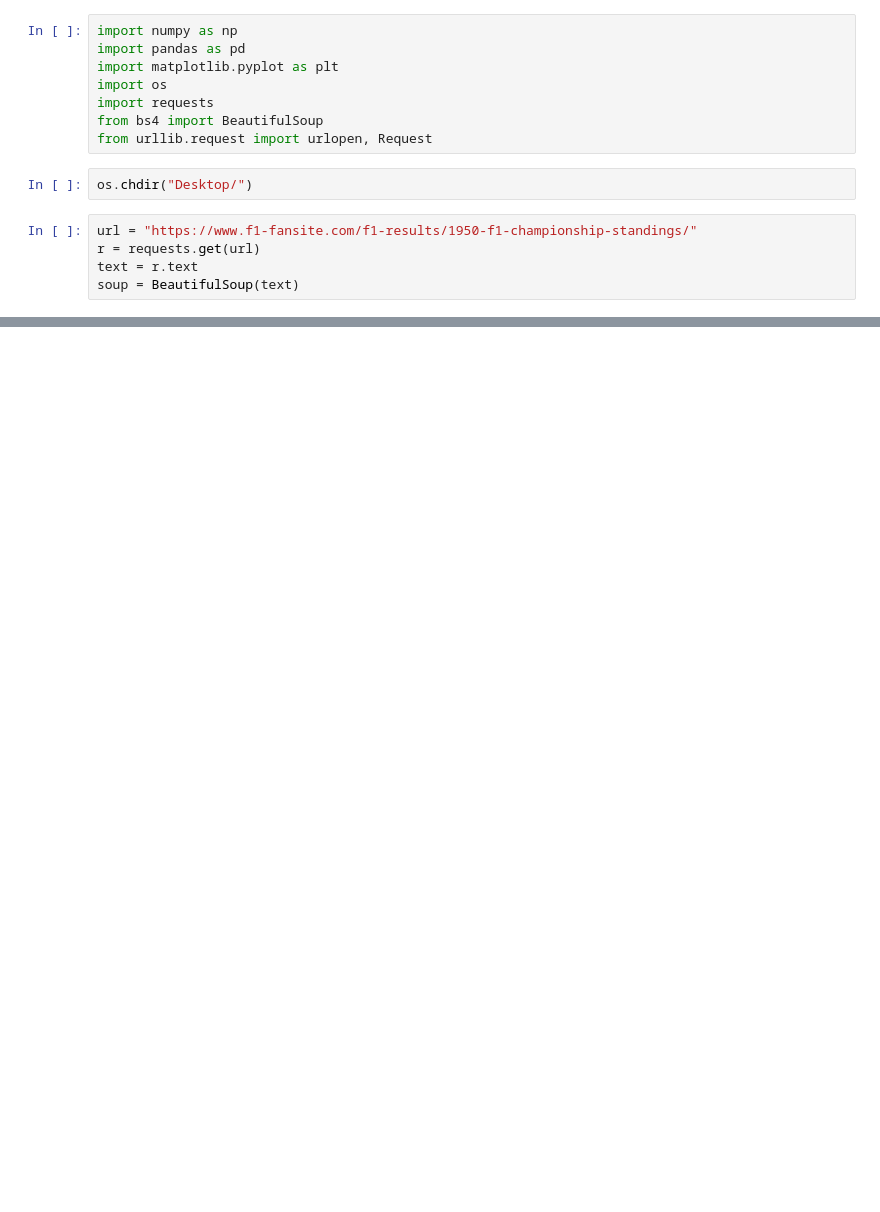
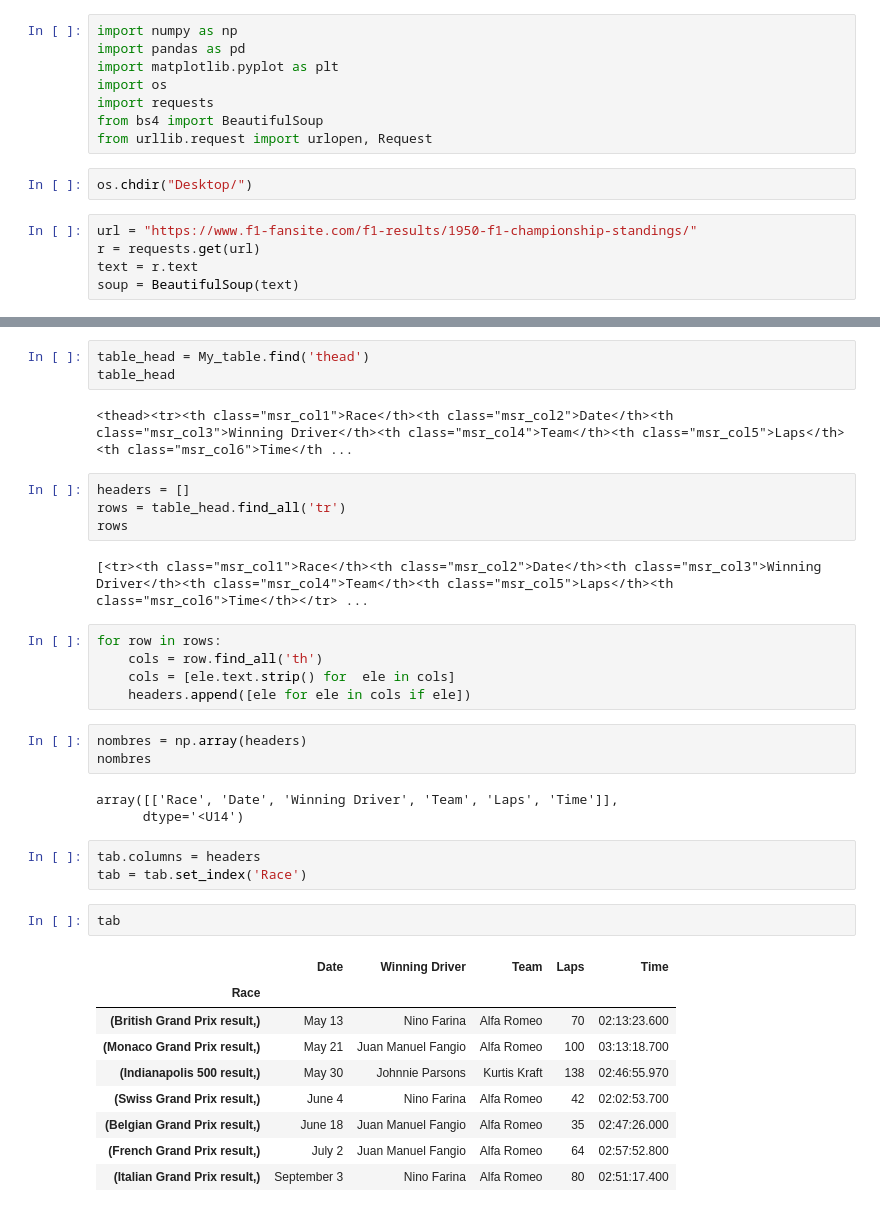
Before and after one commit to Mirkoforgi/Data-Processing-in-Python_project, a Jupyter notebook: HTML-parsing-F1.ipynb, the cells around one changed output, grey strips where cells are left out. Drawn from its saved outputs; the diff is of its cells as text; blank space fills up the shorter version.

```diff
--- a/HTML-parsing-F1.ipynb
+++ b/HTML-parsing-F1.ipynb
@@ -57,0 +84,37 @@ https://www.f1-fansite.com/cookie-policy/
+# %%
+table_head = My_table.find('thead')
+table_head
+# %% [output]
+<thead><tr><th class="msr_col1">Race</th><th class="msr_col2">Date</th><th class="msr_col3">Winning Driver</th><th class="msr_col4">Team</th><th class="msr_col5">Laps</th><th class="msr_col6">Time</th ...
+# %%
+headers = []
+rows = table_head.find_all('tr')
+rows
+# %% [output]
+[<tr><th class="msr_col1">Race</th><th class="msr_col2">Date</th><th class="msr_col3">Winning Driver</th><th class="msr_col4">Team</th><th class="msr_col5">Laps</th><th class="msr_col6">Time</th></tr> ...
+# %%
+for row in rows:
+    cols = row.find_all('th')
+    cols = [ele.text.strip() for  ele in cols]
+    headers.append([ele for ele in cols if ele])
+# %%
+nombres = np.array(headers)
+nombres
+# %% [output]
+array([['Race', 'Date', 'Winning Driver', 'Team', 'Laps', 'Time']],
+      dtype='<U14')
+# %%
+tab.columns = headers
+tab = tab.set_index('Race')
+# %%
+tab
+# %% [output]
+|  | Date | Winning Driver | Team | Laps | Time |
+| Race |  |  |  |  |  |
+| (British Grand Prix result,) | May 13 | Nino Farina | Alfa Romeo | 70 | 02:13:23.600 |
+| (Monaco Grand Prix result,) | May 21 | Juan Manuel Fangio | Alfa Romeo | 100 | 03:13:18.700 |
+| (Indianapolis 500 result,) | May 30 | Johnnie Parsons | Kurtis Kraft | 138 | 02:46:55.970 |
+| (Swiss Grand Prix result,) | June 4 | Nino Farina | Alfa Romeo | 42 | 02:02:53.700 |
+| (Belgian Grand Prix result,) | June 18 | Juan Manuel Fangio | Alfa Romeo | 35 | 02:47:26.000 |
+| (French Grand Prix result,) | July 2 | Juan Manuel Fangio | Alfa Romeo | 64 | 02:57:52.800 |
+| (Italian Grand Prix result,) | September 3 | Nino Farina | Alfa Romeo | 80 | 02:51:17.400 |
```
Also changed, not shown: parts of 7 cells of this notebook.
